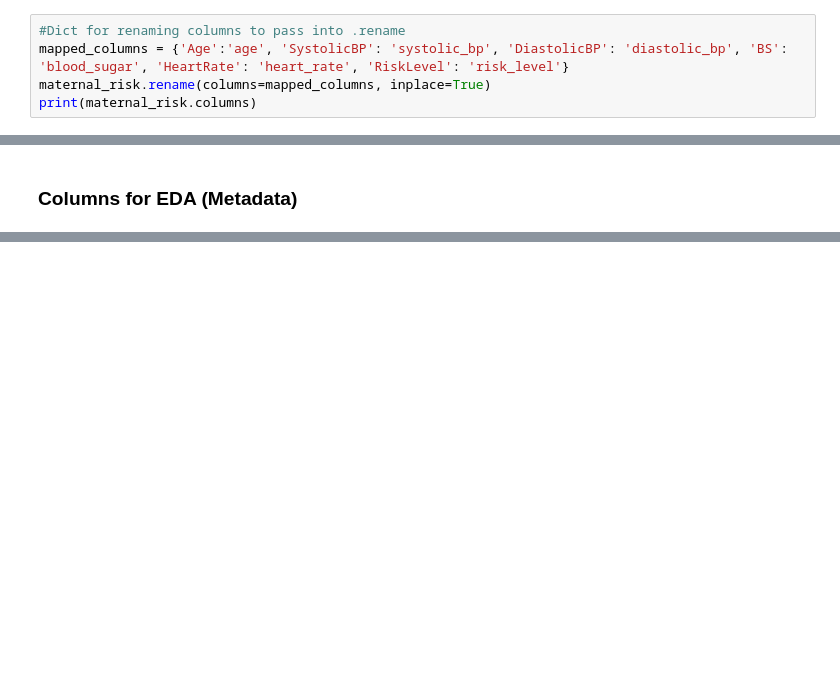
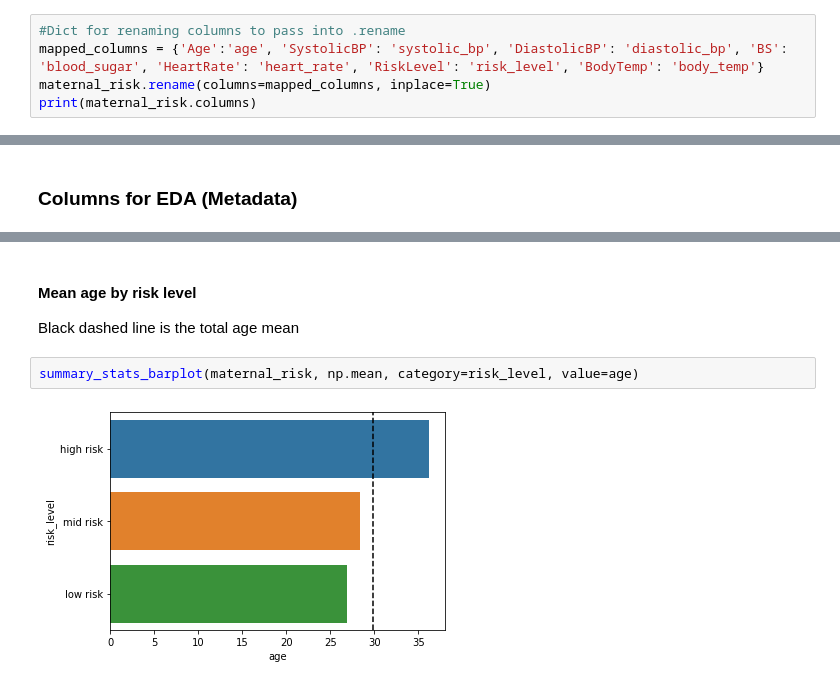
Before and after one commit to Fullcure3/maternal_risk, a Jupyter notebook: maternal_risk.ipynb, the cells around one changed output, grey strips where cells are left out. Cells and saved outputs as stored; diff of their text form; blank space fills up the shorter version.

```diff
--- a/maternal_risk.ipynb
+++ b/maternal_risk.ipynb
@@ -45,7 +45,7 @@ dtype: int64
 To match naming conventions and convenience
 # %%
 #Dict for renaming columns to pass into .rename
-mapped_columns = {'Age':'age', 'SystolicBP': 'systolic_bp', 'DiastolicBP': 'diastolic_bp', 'BS': 'blood_sugar', 'HeartRate': 'heart_rate', 'RiskLevel': 'risk_level'}
+mapped_columns = {'Age':'age', 'SystolicBP': 'systolic_bp', 'DiastolicBP': 'diastolic_bp', 'BS': 'blood_sugar', 'HeartRate': 'heart_rate', 'RiskLevel': 'risk_level', 'BodyTemp': 'body_temp'}
 maternal_risk.rename(columns=mapped_columns, inplace=True)
 print(maternal_risk.columns)
 # %% [output]
@@ -97,0 +121,7 @@ risk_level, ['high risk' 'low risk' 'mid risk'],
+# %% [markdown]
+#### Mean age by risk level
+Black dashed line is the total age mean
+# %%
+summary_stats_barplot(maternal_risk, np.mean, category=risk_level, value=age)
+# %% [output]
+[figure, added]
```
Also changed, not shown: parts of 41 cells of this notebook.
